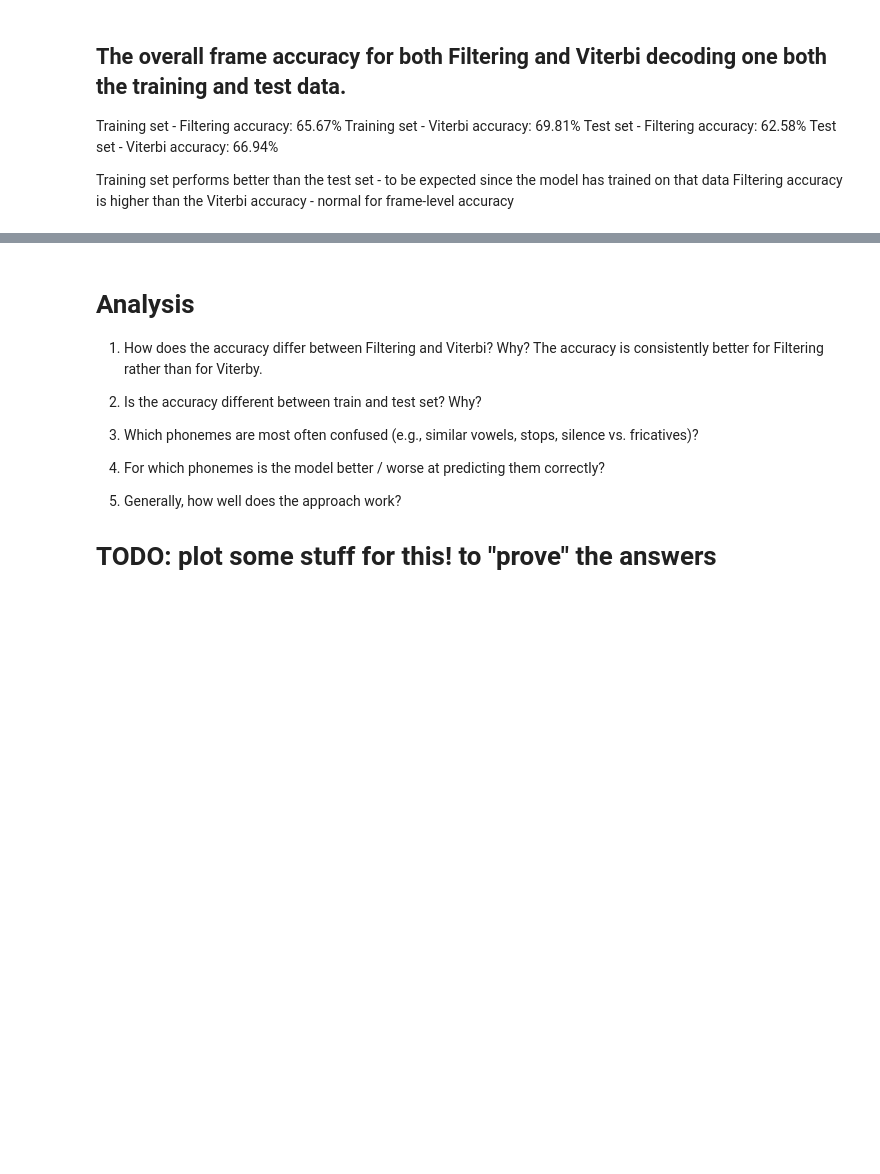
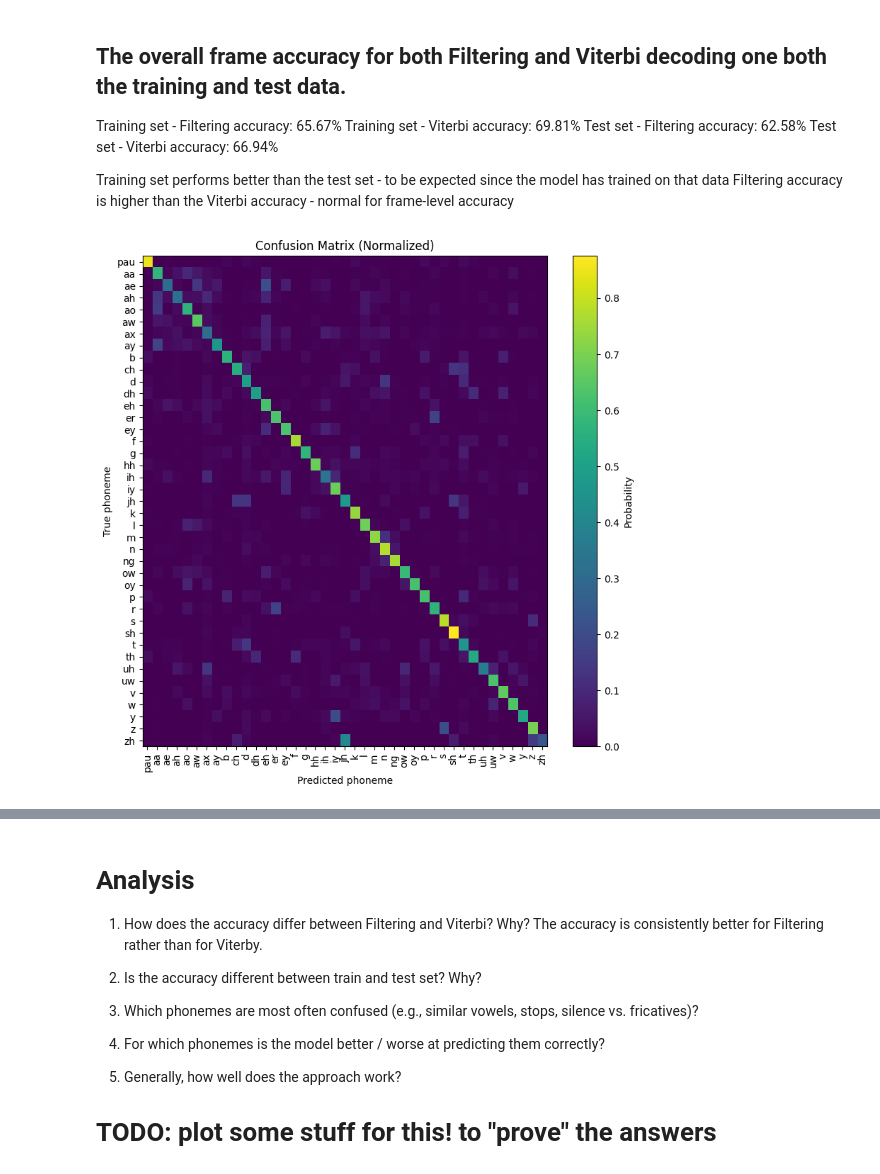
Before and after one commit to eythorto/Gervigreind, a Jupyter notebook: project2/project2notebook.ipynb, the cells around one changed output, grey strips where cells are left out. Drawn from its saved outputs; the diff is of its cells as text; code cells hidden in the pictures; blank space fills up the shorter version.

```diff
--- a/project2/project2notebook.ipynb
+++ b/project2/project2notebook.ipynb
@@ -50,11 +63,7 @@ For each audio sample we have
 O1:T = feature vectors (from .npy)
 X1:T = phoneme labels (integers)
 # %%
-# Load the feature matrices (e.g. using numpy.load("arctic_a0001.npy")) as the observation sequences O1:T , - MISSING???
-# Align each frame to a phoneme label (from the corresponding .lab file) to obtain the state sequence X1:T for supervised training,
-# Use these feature matrices throughout training, inference, and evaluation.
-
-# paths to data
+# Data paths
 SPLITS_AND_FEATURES_DIR = "data/out/"
 LABEL_DIR = "data/cmu_us_slt_arctic/lab/"
 
@@ -74,7 +83,7 @@ def load_label_file(basename):
     label_path = os.path.join(LABEL_DIR, basename + ".lab")
     segments = []
     with open(label_path, "r") as file:
-        next(file)  # skip the header of each file, its "#"
+        next(file)  # skip the header of each file, it always starts with "#"
         for line in file:
             parts = line.strip().split()
 
@@ -101,8 +110,9 @@ def extract_phoneme_set(basenames):
     return sorted_list
 
 phoneme_set = extract_phoneme_set(train_ids)
-phoneme_to_idx = {p: i for i, p in enumerate(phoneme_set)} # PHONEMES TO INTS? - PHONEME BASED STATE SPACE TODO: is this correct?
+phoneme_to_idx = {p: i for i, p in enumerate(phoneme_set)} # Phonemes to ints
 idx_to_phoneme = {i: p for p, i in phoneme_to_idx.items()}
+
 print("The Phoneme set", phoneme_set)
 print("Phoneme set to ints", phoneme_to_idx)  # 40 phonemes mapped to an int + pau = 41 phonemes in total
 print("Ints to phonemes", idx_to_phoneme)
@@ -112,7 +122,7 @@ def load_feature_matrix(basename):
     """
     (T, D)
     T = number of frames
-    D = feature dimension (always 39?)
+    D = feature dimension
     """
     feature_path = os.path.join(SPLITS_AND_FEATURES_DIR, basename + ".npy")
     features = np.load(feature_path)
@@ -909,9 +822,7 @@ Filtering accuracy (test set): 62.58%
 Viterbi accuracy (test set): 66.94%
 # %%
 # Compare the predicted phoneme sequence with the ground truth label from the aligned label file
-def evaluate_utterance(
-    features, labels, initial_prob, transition_prob, emission_params, method="viterbi"
-):
+def evaluate_utterance(features, labels, initial_prob, transition_prob, emission_params, method="viterbi"):
     """
     Predicts the phoneme sequence and compares it with ground truth labels.
     method: "viterbi" or "filtering"
@@ -1074,4 +957,35 @@ Training set performs better than the test set - to be expected since the model
 Filtering accuracy is higher than the Viterbi accuracy - normal for frame-level accuracy
 # %%
 # For the test set, produce a confusion matrix over phonemes.
-# TODO: missing
+all_preds = []
+all_labels = []
+
+for features, labels in test_data:
+    beliefs = forward_algorithm_vectorized(
+        features, pi, tran_matrix_A, emission_parameters
+    )
+    preds = np.argmax(beliefs, axis=1)
+
+    all_preds.extend(preds)
+    all_labels.extend(labels)
+
+cm = confusion_matrix(all_labels, all_preds, labels=range(len(phonemes)))
+
+# normalize since each phoneme appears at different frequencies
+cm_normalized = cm.astype(float) / cm.sum(axis=1, keepdims=True)
+
+plt.figure(figsize=(8, 8))
+plt.imshow(cm_normalized, cmap="viridis", aspect="auto")
+plt.colorbar(label="Probability")
+
+plt.xticks(range(len(phonemes)), phonemes, rotation=90)
+plt.yticks(range(len(phonemes)), phonemes)
+
+plt.xlabel("Predicted phoneme")
+plt.ylabel("True phoneme")
+plt.title("Confusion Matrix (Normalized)")
+
+plt.tight_layout()
+plt.show()
+# %% [output]
+[figure, added]
```
Also changed, not shown: parts of 18 cells of this notebook, 1 other file.
